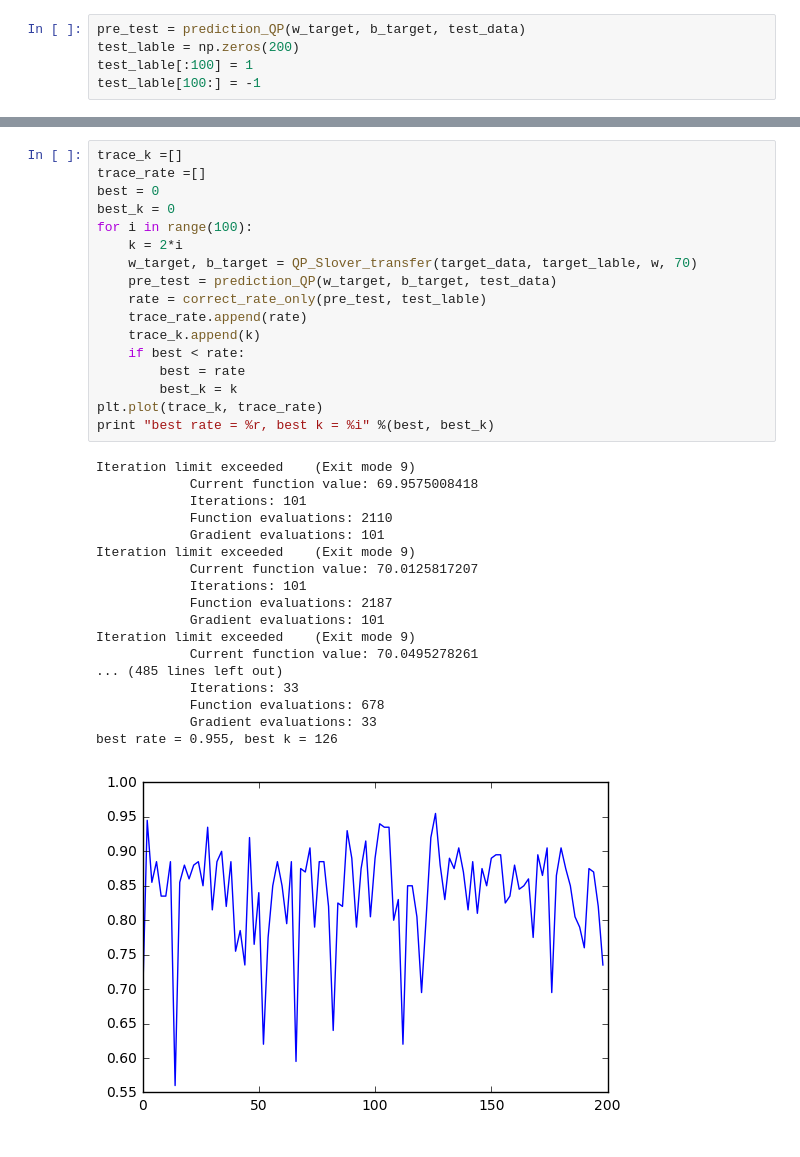
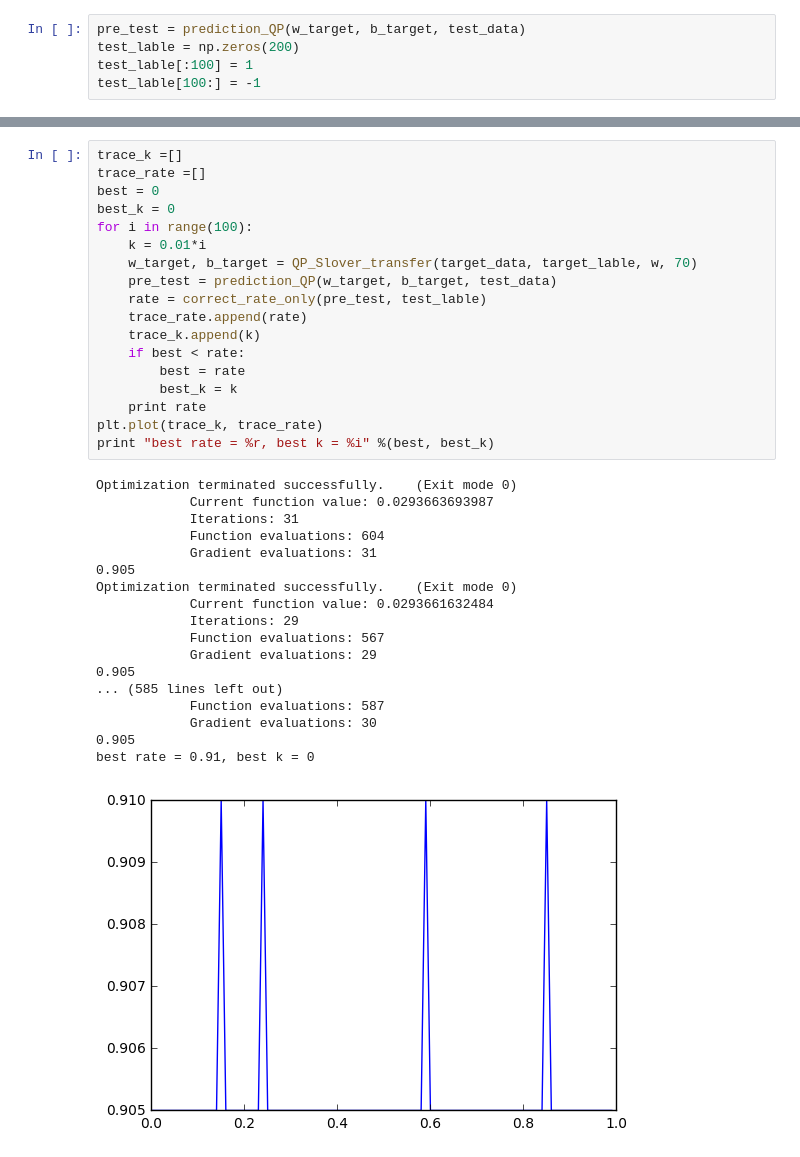
Before and after one commit to Capitalkiller/CS271_SVM, a Jupyter notebook: QP_Solver.ipynb, the cells around one changed output, grey strips where cells are left out. Cells and saved outputs as stored; diff of their text form.

```diff
--- a/QP_Solver.ipynb
+++ b/QP_Solver.ipynb
@@ -105,36 +102,37 @@ correct_rate_only(pre_test, test_lable)
 # %%
 trace_k =[]
 trace_rate =[]
 best = 0
 best_k = 0
 for i in range(100):
-    k = 2*i
+    k = 0.01*i
     w_target, b_target = QP_Slover_transfer(target_data, target_lable, w, 70)
     pre_test = prediction_QP(w_target, b_target, test_data)
     rate = correct_rate_only(pre_test, test_lable)
     trace_rate.append(rate)
     trace_k.append(k)
     if best < rate:
         best = rate
         best_k = k
+    print rate
 plt.plot(trace_k, trace_rate)
 print "best rate = %r, best k = %i" %(best, best_k)
 # %% [output]
-Iteration limit exceeded    (Exit mode 9)
-            Current function value: 69.9575008418
-            Iterations: 101
-            Function evaluations: 2110
-            Gradient evaluations: 101
-Iteration limit exceeded    (Exit mode 9)
-            Current function value: 70.0125817207
-            Iterations: 101
-            Function evaluations: 2187
-            Gradient evaluations: 101
-Iteration limit exceeded    (Exit mode 9)
-            Current function value: 70.0495278261
-... (485 lines left out)
-            Iterations: 33
-            Function evaluations: 678
-            Gradient evaluations: 33
-best rate = 0.955, best k = 126
+Optimization terminated successfully.    (Exit mode 0)
+            Current function value: 0.0293663693987
+            Iterations: 31
+            Function evaluations: 604
+            Gradient evaluations: 31
+0.905
+Optimization terminated successfully.    (Exit mode 0)
+            Current function value: 0.0293661632484
+            Iterations: 29
+            Function evaluations: 567
+            Gradient evaluations: 29
+0.905
+... (585 lines left out)
+            Function evaluations: 587
+            Gradient evaluations: 30
+0.905
+best rate = 0.91, best k = 0
-[figure, old version]
+[figure, new version]
```
Also changed, not shown: parts of 4 cells of this notebook, 4 other files.
